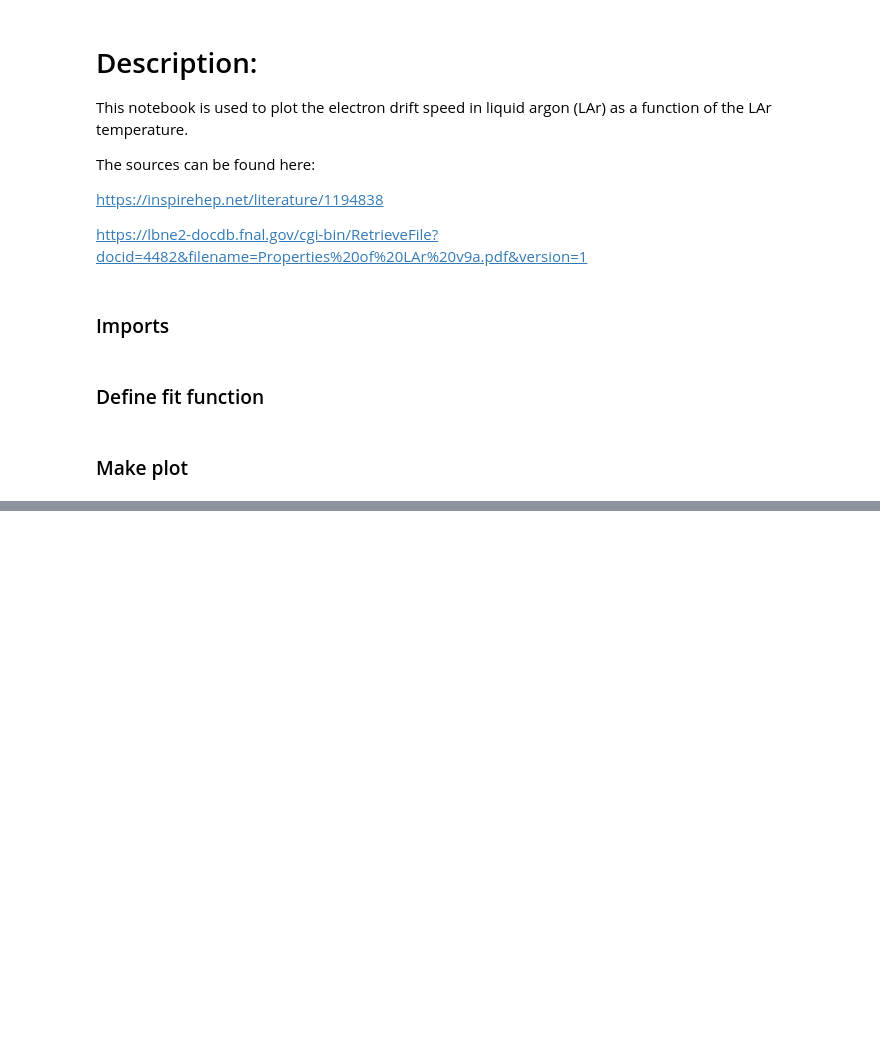
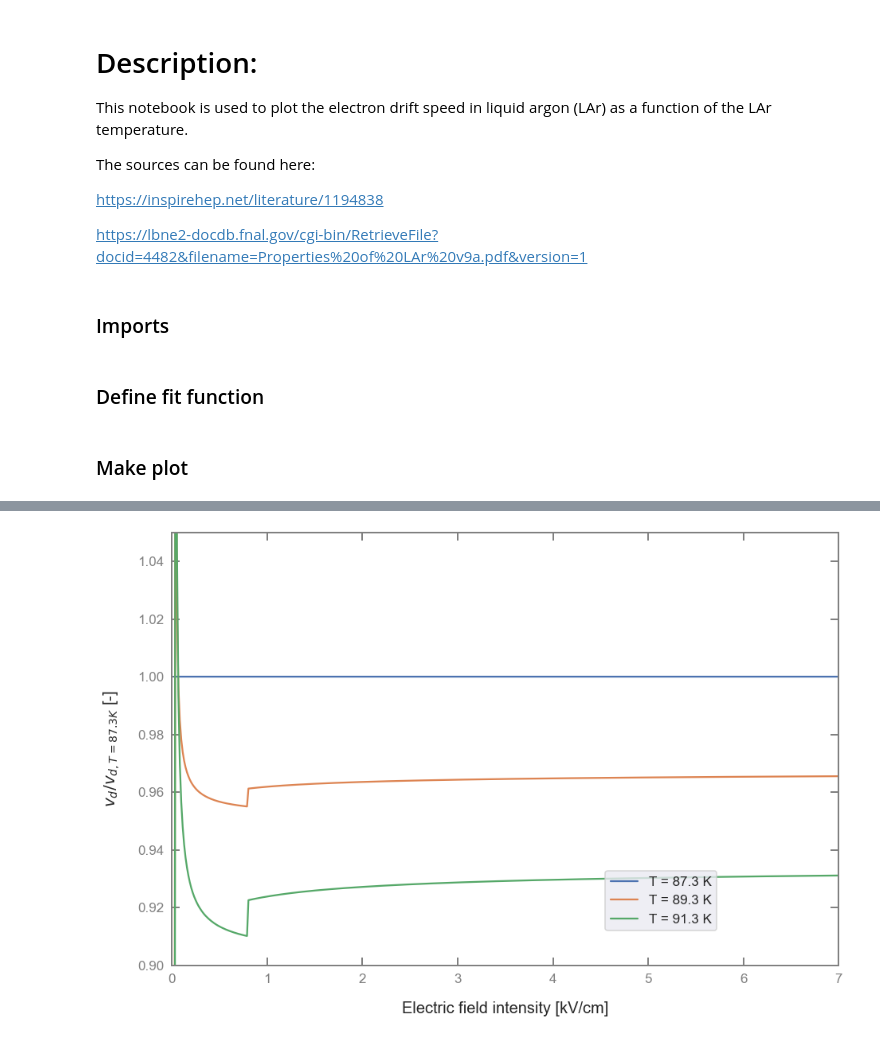
Before and after one commit to RomanMBerner/e_driftSpeed_in_LAr, a Jupyter notebook: e_driftSpeed_in_LAr.ipynb, the cells around one changed output, grey strips where cells are left out. Cells and saved outputs as stored; diff of their text form; code cells hidden in the pictures; blank space fills up the shorter version.

```diff
--- a/e_driftSpeed_in_LAr.ipynb
+++ b/e_driftSpeed_in_LAr.ipynb
@@ -144,0 +145,86 @@ plt.savefig(save_name, dpi=400) # bbox_inches='tight'
+# %%
+seaborn.set(rc={'figure.figsize':(15, 10),})
+#seaborn.set(rc={'figure.figsize':(10, 10),})
+seaborn.set_context('talk') # or paper
+
+# Produce fitted points
+T_values = [87.3, 89.3, 91.3]
+x_values = []
+y_values = []
+
+n_points = 500
+E_min, E_max = 0.0, 7.5
+
+for T_index, T in enumerate(T_values):
+    _x_values = []
+    _y_values = []
+    _x_values.append(0.0)
+    _y_values.append(0.0)
+    for i in range(1,n_points+1):
+        E = (E_max-E_min)/n_points * (i-1) + (E_max-E_min)/n_points/2.
+        #print(' E: ', E)
+        _x_values.append(E)
+        _y_values.append(fit_function(E,T))
+    x_values.append(_x_values)
+    y_values.append(_y_values)
+#print(' x: ', x_values)
+#print(' y: ', y_values)
+
+# Define parameters of the frame
+fig = plt.figure() # plt.figure(figsize=(width,height))
+ax = fig.add_subplot(111)
+ax.patch.set_alpha(0.0)
+ax.spines['bottom'].set_color('0.5') #'black', ...
+ax.spines['bottom'].set_linewidth(2)
+ax.spines['bottom'].set_visible(True)
+ax.spines['top'].set_color('0.5')
+ax.spines['top'].set_linewidth(2)
+ax.spines['top'].set_visible(True)
+ax.spines['right'].set_color('0.5')
+ax.spines['right'].set_linewidth(2)
+ax.spines['right'].set_visible(True)
+ax.spines['left'].set_color('0.5')
+ax.spines['left'].set_linewidth(2)
+ax.spines['left'].set_visible(True)
+
+# Ticks, grid and ticks labels
+ax.tick_params(direction='in', length=10, width=2,                 # direction, length and width of the ticks (in, out, inout)
+               colors='0.5',                                       # color of the ticks ('black', '0.5')
+               bottom=True, top=True, right=True, left=True,       # whether to draw the respective ticks
+               zorder = 10.,                                       # tick and label zorder
+               pad = 10.,                                          # distance between ticks and tick labels
+               labelsize = 17,                                     # size of the tick labels
+               labelright=False, labeltop=False)                   # wether to draw the tick labels on axes
+
+# Axis limits
+ax.set_xlim((E_min,7.))
+#ax.set_xlim((0.,4.))
+ax.set_ylim((0.9,1.05))
+
+#plt.errorbar(x_vals,y_vals,xerr=x_err,yerr=y_err,fmt='o',label='Data') # fmt='-o'
+#plt.plot(fit_boxModel_x,fit_boxModel_y,'r-',label=r'Box Model Fit: $Q_0 = %3.1f \pm %3.1f , \beta = %3.3f \pm %3.3f$' %(Q0_boxModel,Q0_boxModel_err,beta_boxModel,beta_boxModel_err))
+#plt.plot(fit_birksModel_x,fit_birksModel_y,'g-',label=r'Birks Model Fit: $Q_0 = %3.1f \pm %3.1f , k_E = %3.3f \pm %3.3f$' %(Q0_birksModel,Q0_birksModel_err,k_birksModel,k_birksModel_err))
+
+for T_index, T in enumerate(T_values):
+    plt.plot(x_values[T_index][2:], np.array(y_values[T_index][2:])/np.array(y_values[0][2:]), '-', label=r'T = %3.1f K' %(T))
+
+# Legend
+plt.legend(loc=[0.65,0.08], prop={'size': 17})
+#plt.legend(loc=[0.75,0.85], prop={'size': 17}) # loc='upper right', 'best'
+
+# Axis labels
+axis_labels = ['Electric field intensity [kV/cm]', '$v_{d}/v_{d,T=87.3 K}$ [-]']
+plt.xlabel(axis_labels[0], fontsize=20, labelpad=20)
+plt.ylabel(axis_labels[1], fontsize=20, labelpad=20)
+
+# Logarithmic y axis
+#plt.ylim(bottom=0.9) #, top=200)
+#plt.yscale('linear') # linear, log
+
+# Save figure
+save_name = 'electron_driftVelocity_Tdependance_vs_Efield.png'
+plt.savefig(save_name, dpi=400) # bbox_inches='tight'
+#plt.close()
+#plt.show()
+# %% [output]
+[figure, added]
```
Also changed, not shown: parts of 1 cell of this notebook, 2 other files.
